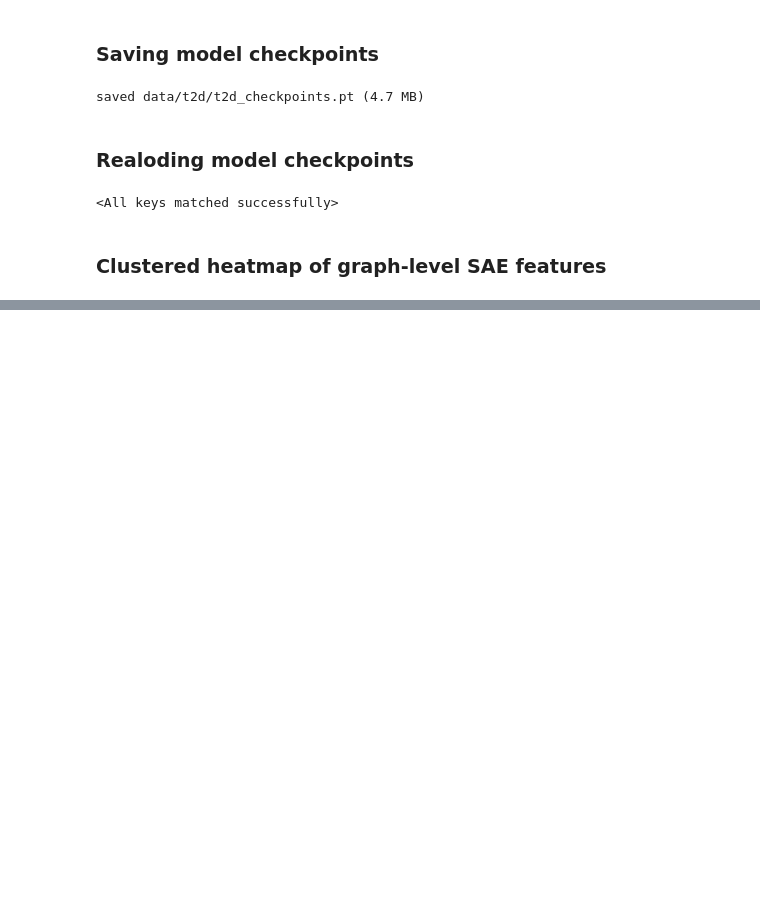
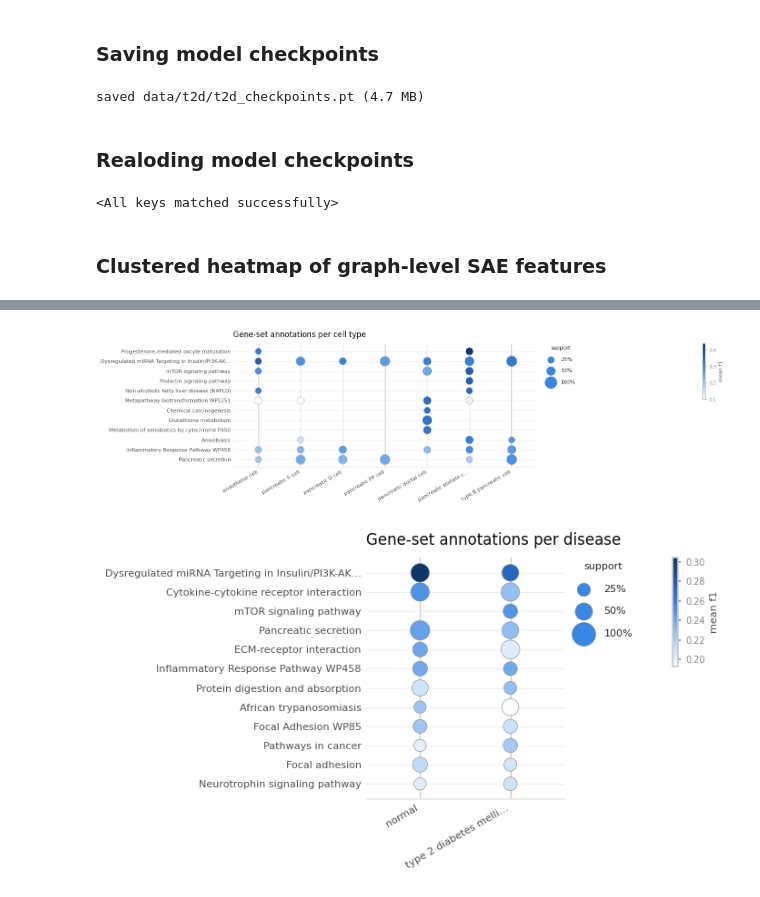
Before and after one commit to Multiomics-Analytics-Group/gea, a Jupyter notebook: docs/tutorial/demo-t2d.ipynb, the cells around one changed output, grey strips where cells are left out. Saved outputs shown, nothing was run; the diff lists cells and outputs as text; code cells hidden in the pictures; blank space fills up the shorter version.

```diff
--- a/docs/tutorial/demo-t2d.ipynb
+++ b/docs/tutorial/demo-t2d.ipynb
@@ -920,0 +1110,12 @@ Alive: 28/1024 features (996 dead or constant, dropped)
+# %%
+from gea_gene_nets.annotation_funcs import group_feature_terms, plot_group_term_dotplot
+
+by_cell_type = group_feature_terms(per_graph, by="cell_type", min_support=0.2)
+fig, ax = plot_group_term_dotplot(by_cell_type, by="cell_type", top_n_terms=12)
+
+by_disease = group_feature_terms(per_graph, by="disease", min_support=0.2)
+fig, ax = plot_group_term_dotplot(by_disease, by="disease", top_n_terms=12)
+
+# The same table, read per feature: which term does feature f* encode in each group?
+by_cell_type.sort_values("score", ascending=False).groupby("cell_type").head(1)
+# %% [output]
@@ -920,0 +1130,2 @@ Alive: 28/1024 features (996 dead or constant, dropped)
+[figure, added]
+[figure, added]
```
Also changed, not shown: parts of 29 cells of this notebook, 3 other files.
